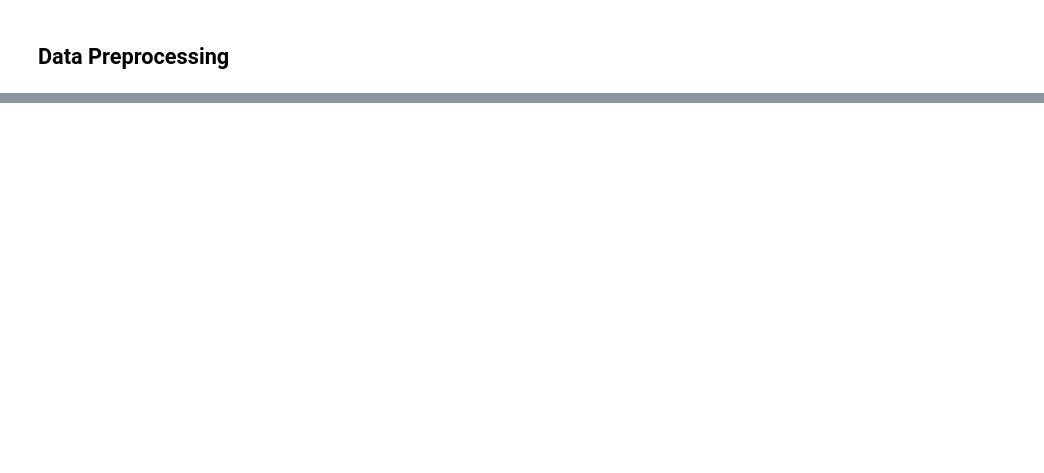
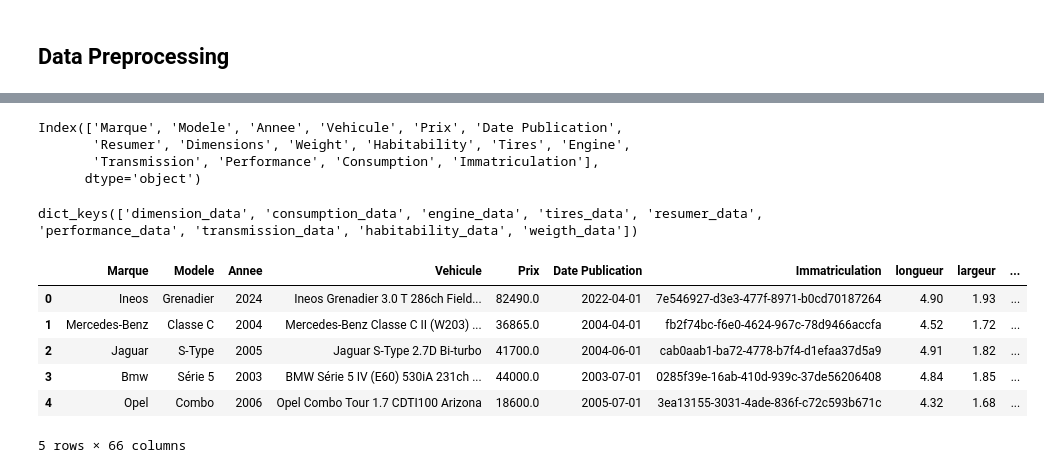
Before and after one commit to jeanmermozeffi/tek-ingineer-pfe, a Jupyter notebook: jupyter/data_processing.ipynb, the cells around one changed output, grey strips where cells are left out. Drawn from its saved outputs; the diff is of its cells as text; code cells hidden in the pictures; blank space fills up the shorter version.

```diff
--- a/jupyter/data_processing.ipynb
+++ b/jupyter/data_processing.ipynb
@@ -127,0 +66,4 @@ df_clean.head(10)
+# %%
+cols = ['Marque', 'Modele', 'Annee', 'Vehicule', 'Prix', 'Date Publication', 'Immatriculation']
+df_clean = df_clean[cols]
+df_clean.head()
@@ -127,0 +77,25 @@ df_clean.head(10)
+# %%
+df_consumption = pd.read_csv("../data/cleaning/relation/consumption_data.csv", sep=";")
+# %% [output]
+Index(['Marque', 'Modele', 'Annee', 'Vehicule', 'Prix', 'Date Publication',
+       'Resumer', 'Dimensions', 'Weight', 'Habitability', 'Tires', 'Engine',
+       'Transmission', 'Performance', 'Consumption', 'Immatriculation'],
+      dtype='object')
+# %%
+def create_dfs_from_csvs(directory_path):
+    dfs = {}
+
+    for filename in os.listdir(directory_path):
+        if filename.endswith('.csv'):
+            file_path = os.path.join(directory_path, filename)
+            dataframe = pd.read_csv(file_path)
+            # Ajouter le DataFrame au dictionnaire avec le nom du fichier (sans extension) comme clé
+            dfs[os.path.splitext(filename)[0]] = dataframe
+
+    return dfs
+# %%
+dfs_dict = create_dfs_from_csvs('../data/cleaning/relation')
+# %%
+dfs_dict.keys()
+# %% [output]
+dict_keys(['dimension_data', 'consumption_data', 'engine_data', 'tires_data', 'resumer_data', 'performance_data', 'transmission_data', 'habitability_data', 'weigth_data'])
@@ -127,0 +112,20 @@ df_clean.head(10)
+# %%
+df_clean = df_clean.merge(dfs_dict['dimension_data'], on='Immatriculation', how='left')
+df_clean = df_clean.merge(dfs_dict['engine_data'], on='Immatriculation', how='left')
+df_clean = df_clean.merge(dfs_dict['consumption_data'], on='Immatriculation', how='left')
+df_clean = df_clean.merge(dfs_dict['tires_data'], on='Immatriculation', how='left')
+df_clean = df_clean.merge(dfs_dict['resumer_data'], on='Immatriculation', how='left')
+df_clean = df_clean.merge(dfs_dict['performance_data'], on='Immatriculation', how='left')
+df_clean = df_clean.merge(dfs_dict['transmission_data'], on='Immatriculation', how='left')
+df_clean = df_clean.merge(dfs_dict['habitability_data'], on='Immatriculation', how='left')
+df_clean = df_clean.merge(dfs_dict['weigth_data'], on='Immatriculation', how='left')
+# %%
+df_clean.head()
+# %% [output]
+|  | Marque | Modele | Annee | Vehicule | Prix | Date Publication | Immatriculation | longueur | largeur | ... |
+| 0 | Ineos | Grenadier | 2024 | Ineos Grenadier 3.0 T 286ch Field... | 82490.0 | 2022-04-01 | 7e546927-d3e3-477f-8971-b0cd70187264 | 4.90 | 1.93 | ... |
+| 1 | Mercedes-Benz | Classe C | 2004 | Mercedes-Benz Classe C II (W203) ... | 36865.0 | 2004-04-01 | fb2f74bc-f6e0-4624-967c-78d9466accfa | 4.52 | 1.72 | ... |
+| 2 | Jaguar | S-Type | 2005 | Jaguar S-Type 2.7D Bi-turbo | 41700.0 | 2004-06-01 | cab0aab1-ba72-4778-b7f4-d1efaa37d5a9 | 4.91 | 1.82 | ... |
+| 3 | Bmw | Série 5 | 2003 | BMW Série 5 IV (E60) 530iA 231ch ... | 44000.0 | 2003-07-01 | 0285f39e-16ab-410d-939c-37de56206408 | 4.84 | 1.85 | ... |
+| 4 | Opel | Combo | 2006 | Opel Combo Tour 1.7 CDTI100 Arizona | 18600.0 | 2005-07-01 | 3ea13155-3031-4ade-836f-c72c593b671c | 4.32 | 1.68 | ... |
+5 rows × 66 columns
```
Also changed, not shown: parts of 21 cells of this notebook, 19 other files.
